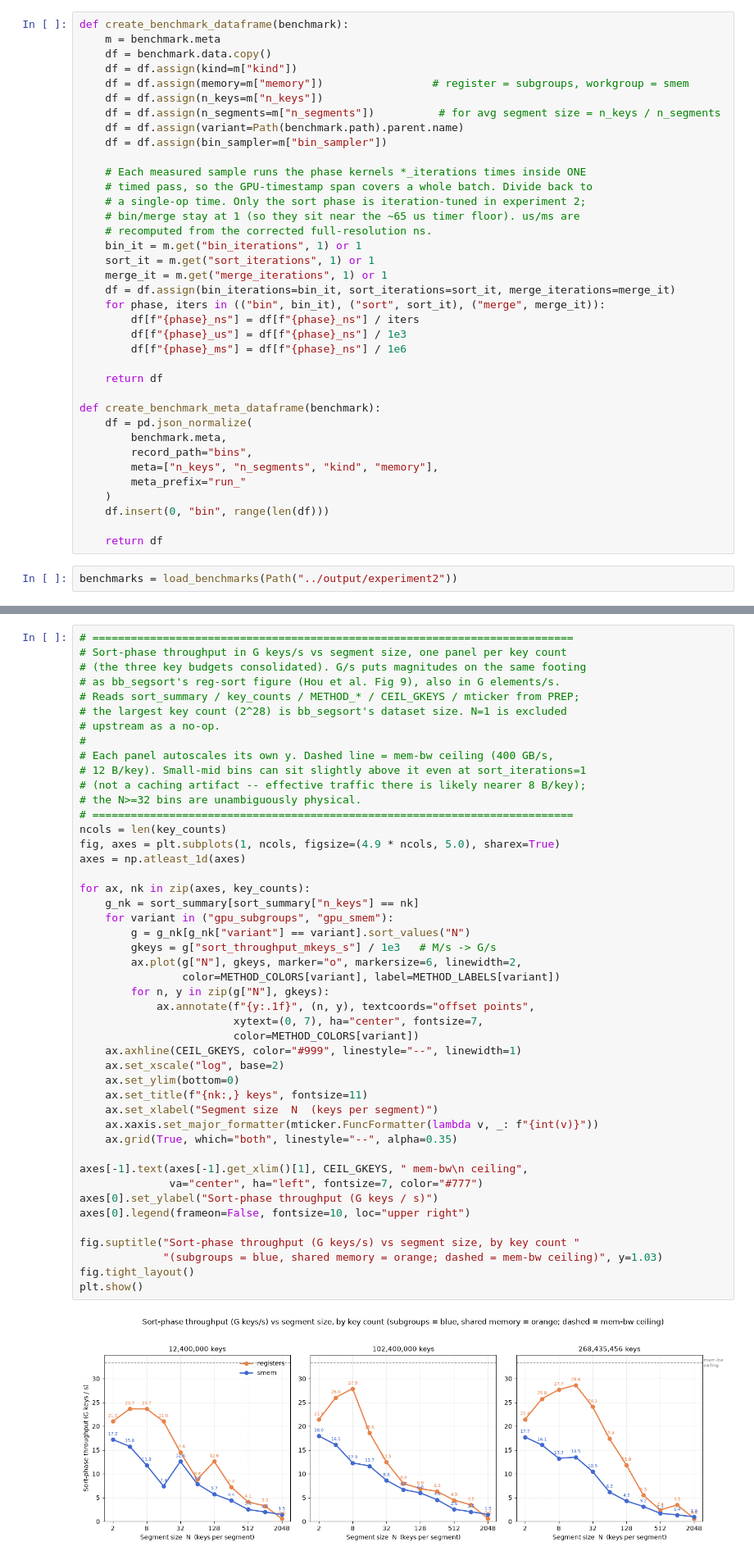
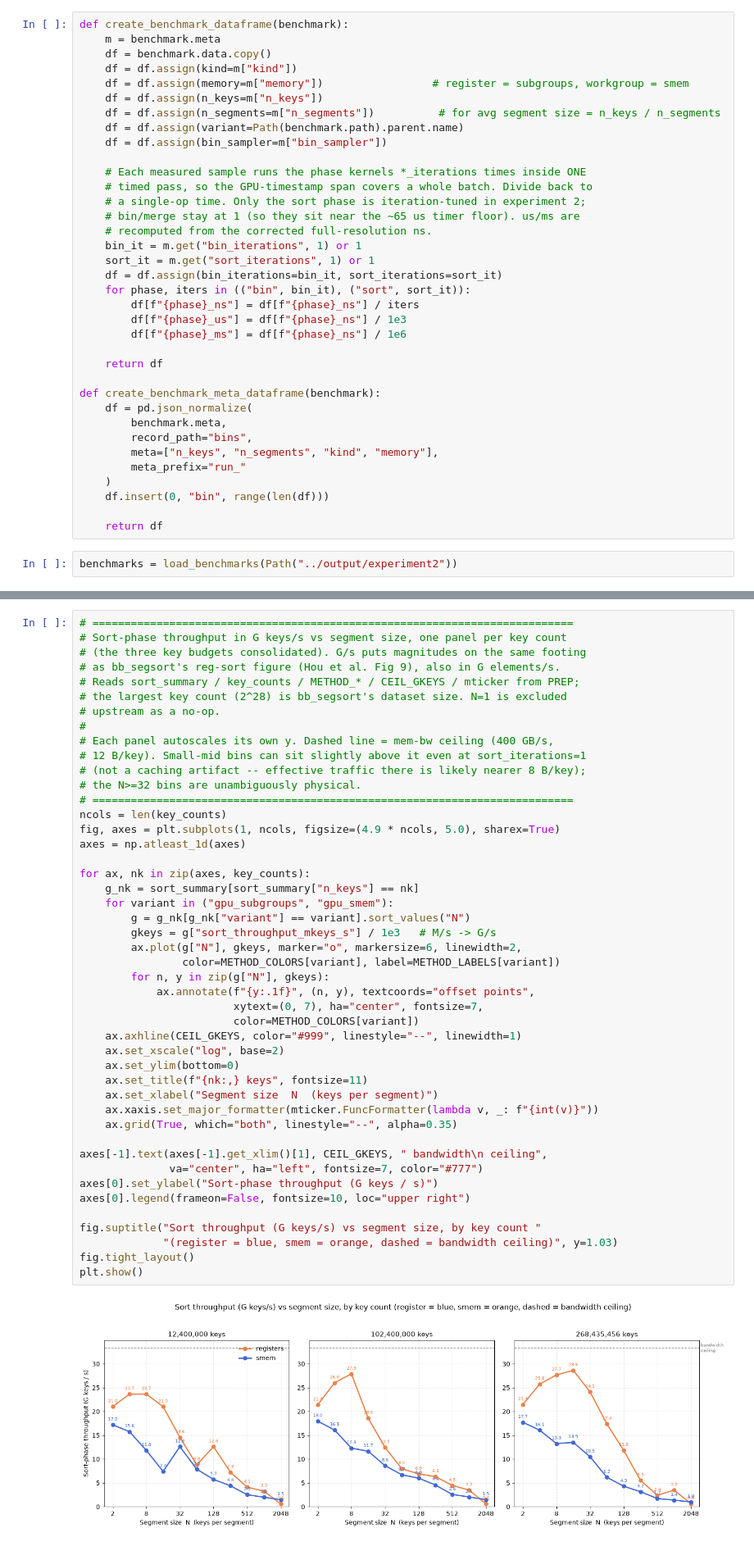
Before and after one commit to hollinwilkins/wb_segsort, a Jupyter notebook: notebooks/experiment2.ipynb, the cells around one changed output, grey strips where cells are left out. Shown at 82% size. Cells and saved outputs as stored; diff of their text form.

```diff
--- a/notebooks/experiment2.ipynb
+++ b/notebooks/experiment2.ipynb
@@ -64,9 +64,8 @@ def create_benchmark_dataframe(benchmark):
     # recomputed from the corrected full-resolution ns.
     bin_it = m.get("bin_iterations", 1) or 1
     sort_it = m.get("sort_iterations", 1) or 1
-    merge_it = m.get("merge_iterations", 1) or 1
-    df = df.assign(bin_iterations=bin_it, sort_iterations=sort_it, merge_iterations=merge_it)
-    for phase, iters in (("bin", bin_it), ("sort", sort_it), ("merge", merge_it)):
+    df = df.assign(bin_iterations=bin_it, sort_iterations=sort_it)
+    for phase, iters in (("bin", bin_it), ("sort", sort_it)):
         df[f"{phase}_ns"] = df[f"{phase}_ns"] / iters
         df[f"{phase}_us"] = df[f"{phase}_ns"] / 1e3
         df[f"{phase}_ms"] = df[f"{phase}_ns"] / 1e6
@@ -182,34 +208,34 @@ seg_sizes  = sorted(sort_summary["N"].unique())        # EXCLUDES N=1
 ncols = len(key_counts)
 fig, axes = plt.subplots(1, ncols, figsize=(4.9 * ncols, 5.0), sharex=True)
 axes = np.atleast_1d(axes)
 
 for ax, nk in zip(axes, key_counts):
     g_nk = sort_summary[sort_summary["n_keys"] == nk]
     for variant in ("gpu_subgroups", "gpu_smem"):
         g = g_nk[g_nk["variant"] == variant].sort_values("N")
         gkeys = g["sort_throughput_mkeys_s"] / 1e3   # M/s -> G/s
         ax.plot(g["N"], gkeys, marker="o", markersize=6, linewidth=2,
                 color=METHOD_COLORS[variant], label=METHOD_LABELS[variant])
         for n, y in zip(g["N"], gkeys):
             ax.annotate(f"{y:.1f}", (n, y), textcoords="offset points",
                         xytext=(0, 7), ha="center", fontsize=7,
                         color=METHOD_COLORS[variant])
     ax.axhline(CEIL_GKEYS, color="#999", linestyle="--", linewidth=1)
     ax.set_xscale("log", base=2)
     ax.set_ylim(bottom=0)
     ax.set_title(f"{nk:,} keys", fontsize=11)
     ax.set_xlabel("Segment size  N  (keys per segment)")
     ax.xaxis.set_major_formatter(mticker.FuncFormatter(lambda v, _: f"{int(v)}"))
     ax.grid(True, which="both", linestyle="--", alpha=0.35)
 
-axes[-1].text(axes[-1].get_xlim()[1], CEIL_GKEYS, " mem-bw\n ceiling",
+axes[-1].text(axes[-1].get_xlim()[1], CEIL_GKEYS, " bandwidth\n ceiling",
               va="center", ha="left", fontsize=7, color="#777")
 axes[0].set_ylabel("Sort-phase throughput (G keys / s)")
 axes[0].legend(frameon=False, fontsize=10, loc="upper right")
 
-fig.suptitle("Sort-phase throughput (G keys/s) vs segment size, by key count "
-             "(subgroups = blue, shared memory = orange; dashed = mem-bw ceiling)", y=1.03)
+fig.suptitle("Sort throughput (G keys/s) vs segment size, by key count "
+             "(register = blue, smem = orange, dashed = bandwidth ceiling)", y=1.03)
 fig.tight_layout()
 plt.show()
 # %% [output]
-[figure, old version]
+[figure, new version]
```
Also changed, not shown: parts of 11 cells of this notebook.
